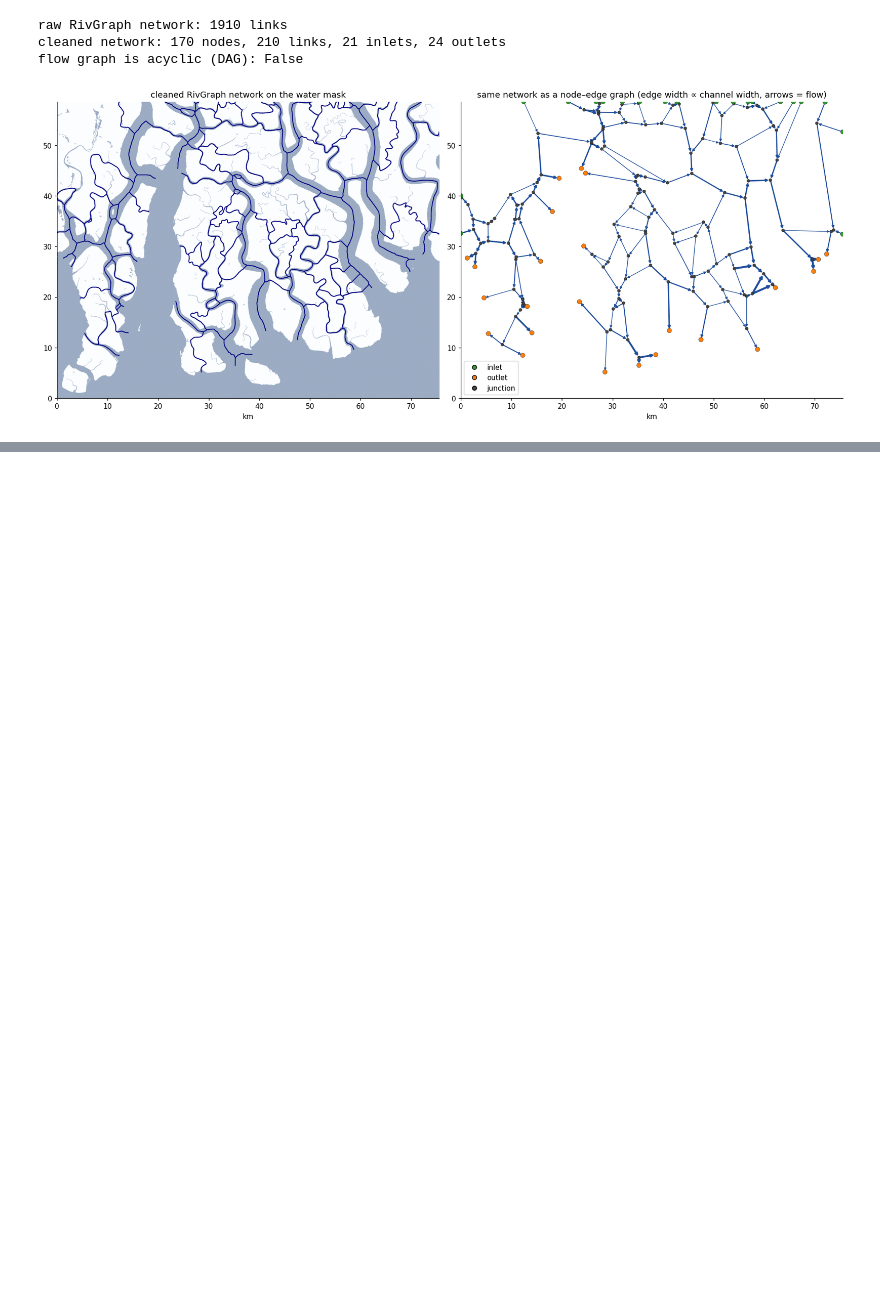
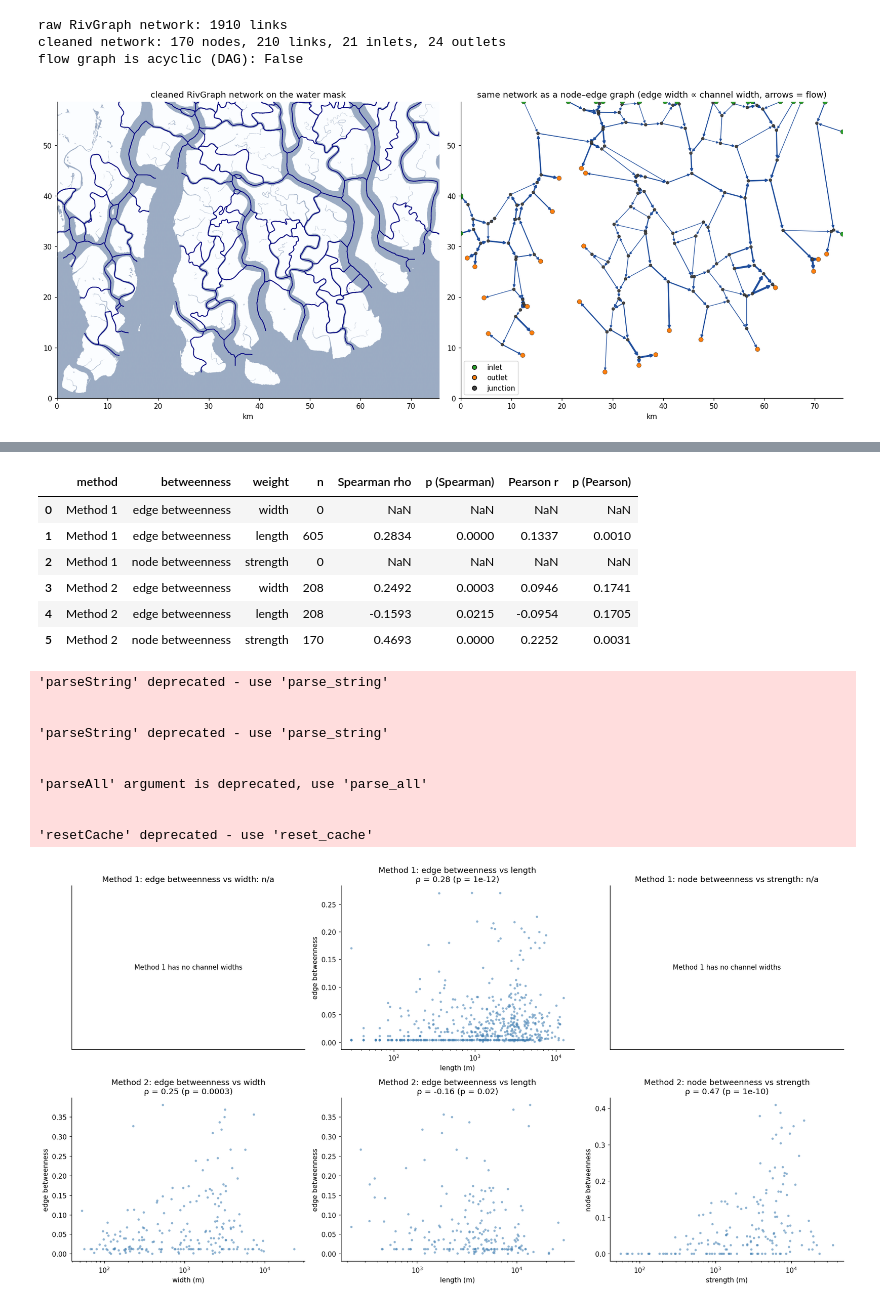
Before and after one commit to KirthiManjunath/Mangrove-network, a Jupyter notebook: Mangroves.ipynb, the cells around one changed output, grey strips where cells are left out. Drawn from its saved outputs; the diff is of its cells as text; code cells hidden in the pictures; blank space fills up the shorter version.

```diff
--- a/Mangroves.ipynb
+++ b/Mangroves.ipynb
@@ -594,0 +804,61 @@ plt.tight_layout(); plt.savefig(f'{OUT}/network_node_edge.png', dpi=130); plt.sh
+# %%
+# CORRELATION - betweenness vs edge weight, for each method
+# Edge betweenness vs channel width and length; node betweenness vs strength (summed width of the
+# channels meeting at the node). Spearman's rho is the main number (betweenness is very skewed).
+# Method 1 has no widths, so its width and strength rows are reported as n/a.
+PAIRS = [('edge betweenness', 'width'), ('edge betweenness', 'length'), ('node betweenness', 'strength')]
+corr_data, rows = {}, []
+for meth, N in NETS.items():
+    s, g = N['S'], N['G']
+    ebc = nx.edge_betweenness_centrality(s, weight='length')
+    edges = pd.DataFrame([dict(u=u, v=v, betweenness=ebc[(u, v)], width=d['width'], length=d['length'])
+                          for u, v, d in s.edges(data=True)])
+    edges.to_csv(f"{OUT_PRE}/{N['tag']}_edge_betweenness.csv", index=False)
+    strength = {v: sum(d['width'] for *_, d in g.edges(v, data=True)) for v in g}
+    nodes_df = pd.DataFrame({'betweenness': pd.Series(bc[meth]), 'strength': pd.Series(strength)})
+    for yname, xname in PAIRS:
+        df = (nodes_df if xname == 'strength' else edges)[[xname, 'betweenness']].dropna()
+        corr_data[(meth, xname)] = df
+        row = {'method': meth, 'betweenness': yname, 'weight': xname, 'n': len(df)}
+        if len(df) >= 3:
+            row['Spearman rho'], row['p (Spearman)'] = stats.spearmanr(df[xname], df['betweenness'])
+            row['Pearson r'], row['p (Pearson)'] = stats.pearsonr(df[xname], df['betweenness'])
+        rows.append(row)
+corr = pd.DataFrame(rows)
+corr.to_csv(f'{OUT_PRE}/both_methods_betweenness_weight_correlation.csv', index=False)
+display(corr.round(4))
+
+# CORRELATION PLOT - one row per method, one scatter per pair, Spearman's rho in each title
+fig, axs = plt.subplots(2, 3, figsize=(17, 9))
+for row_axs, meth in zip(axs, NETS):
+    for ax, (yname, xname) in zip(row_axs, PAIRS):
+        df = corr_data[(meth, xname)]
+        c = corr[(corr['method'] == meth) & (corr['weight'] == xname)].iloc[0]
+        if len(df) < 3:
+            ax.text(0.5, 0.5, f'{meth} has no channel widths', ha='center', va='center', transform=ax.transAxes)
+            ax.set_title(f'{meth}: {yname} vs {xname}: n/a'); ax.set_xticks([]); ax.set_yticks([])
+            continue
+        ax.scatter(df[xname], df['betweenness'], s=12, alpha=0.6, color='steelblue', edgecolors='none')
+        ax.set_xscale('log')
+        ax.set_xlabel(f'{xname} (m)'); ax.set_ylabel(yname)
+        ax.set_title(f"{meth}: {yname} vs {xname}\nρ = {c['Spearman rho']:.2f} (p = {c['p (Spearman)']:.1g})")
+plt.tight_layout(); plt.savefig(f'{OUT_PRE}/both_methods_betweenness_vs_weight.png', dpi=130); plt.show()
+# %% [output]
+|  | method | betweenness | weight | n | Spearman rho | p (Spearman) | Pearson r | p (Pearson) |
+| 0 | Method 1 | edge betweenness | width | 0 | NaN | NaN | NaN | NaN |
+| 1 | Method 1 | edge betweenness | length | 605 | 0.2834 | 0.0000 | 0.1337 | 0.0010 |
+| 2 | Method 1 | node betweenness | strength | 0 | NaN | NaN | NaN | NaN |
+| 3 | Method 2 | edge betweenness | width | 208 | 0.2492 | 0.0003 | 0.0946 | 0.1741 |
+| 4 | Method 2 | edge betweenness | length | 208 | -0.1593 | 0.0215 | -0.0954 | 0.1705 |
+| 5 | Method 2 | node betweenness | strength | 170 | 0.4693 | 0.0000 | 0.2252 | 0.0031 |
+'parseString' deprecated - use 'parse_string'
+
+
+'parseString' deprecated - use 'parse_string'
+
+
+'parseAll' argument is deprecated, use 'parse_all'
+
+
+'resetCache' deprecated - use 'reset_cache'
+[figure, added]
```
Also changed, not shown: parts of 13 cells of this notebook, 16 other files.
